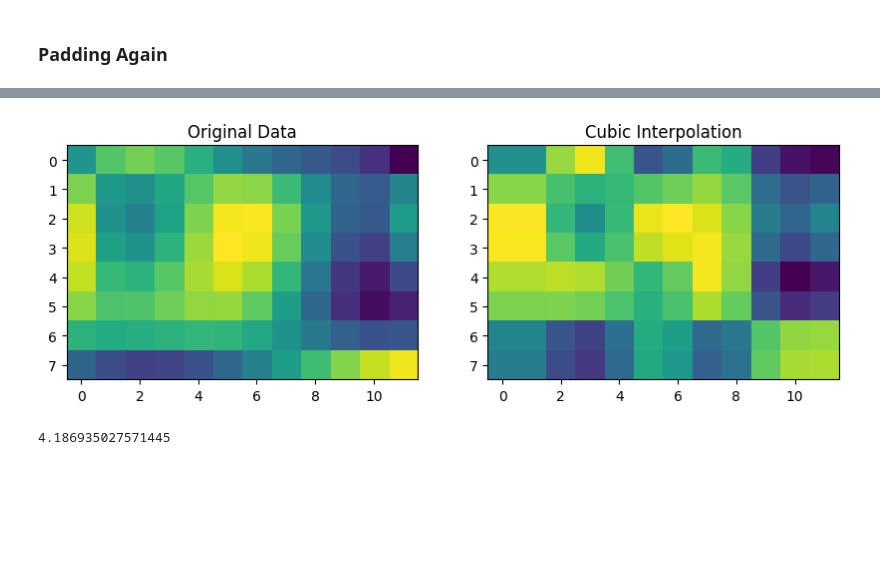
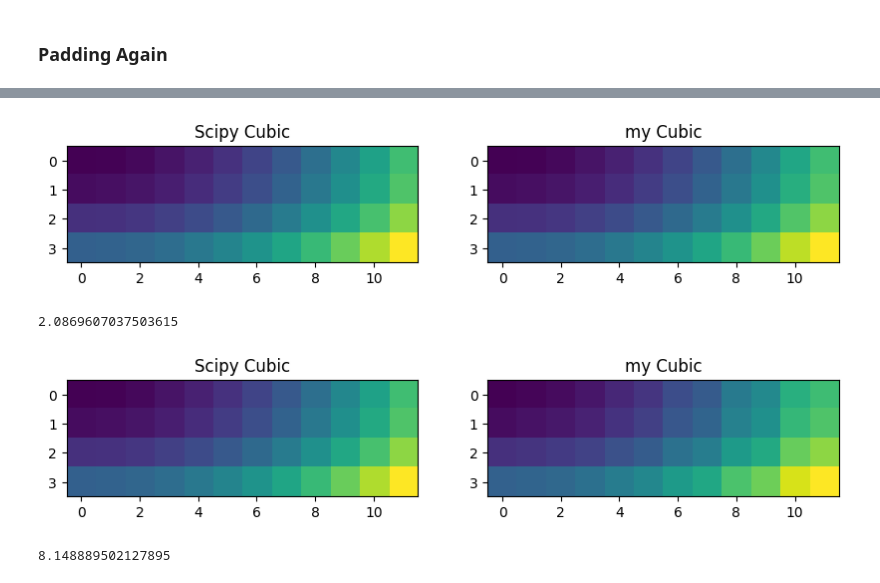
Before and after one commit to jianming1481/py_slambook2, a Jupyter notebook: ch8/test.ipynb, the cells around one changed output, grey strips where cells are left out. Saved outputs shown, nothing was run; the diff lists cells and outputs as text; code cells hidden in the pictures; blank space fills up the shorter version.

```diff
--- a/ch8/test.ipynb
+++ b/ch8/test.ipynb
@@ -271,16 +273,17 @@ import matplotlib.pyplot as plt
 # 创建一些示例数据（例如，一个简单的2D函数）
 x = np.linspace(0, 6, 6)
 y = np.linspace(0, 4, 4)
-x, y = np.meshgrid(x, y)
-z = np.sin(x**2 + y**2)
+xx, yy = np.meshgrid(x, y)
+z = (xx**2 + yy**2)
 
 # 创建插值对象
-interp_func = interpolate.interp2d(x, y, z, kind='cubic')
+interp_func = interpolate.interp2d(xx, yy, z, kind='cubic')
 
 # 在更密集的网格上进行插值
 xnew = np.linspace(0, 6, 12)
-ynew = np.linspace(0, 4, 8)
-znew = interp_func(xnew, ynew)
+# ynew = np.linspace(0, 4, 8)
+# znew = interp_func(xnew, ynew)
+znew = interp_func(xnew, y)
 
 # 绘制原始和插值数据
 fig, axs = plt.subplots(1, 2, figsize=(10, 4))
@@ -319,24 +330,26 @@ import matplotlib.pyplot as plt
 x = np.linspace(0, 6, 6)
 y = np.linspace(0, 4, 4)
 xx, yy = np.meshgrid(x, y)
-z = np.sin(xx**2 + yy**2)
+z = (xx**2 + yy**2)
 # padding
 height, width = z.shape
 padding_x = []
 for i in range(width+2):
     if i == 0:
-        padding_x.append(x[0])
+        padding_x.append(-x[1])
     elif i==(width+1):
-        padding_x.append(x[-1])
+        gap = x[-1]-x[-2]
+        padding_x.append(x[-1]+gap)
     else:
         padding_x.append(x[i-1])
 
 padding_y = []
 for i in range(height+2):
     if i==0:
-        padding_y.append(y[0])
+        padding_y.append(-y[1])
     elif i==(height+1):
-        padding_y.append(y[-1])
+        gap = y[-1] - y[-2]
+        padding_y.append(y[-1]+gap)
     else:
         padding_y.append(y[i-1])
 print(padding_y)
@@ -358,6 +371,8 @@ for i in range(height):
         padding_z[0][-1] = z[0][-1]
         padding_z[-1][0] = z[-1][0]
         padding_z[-1][-1] = z[-1][-1]
+
+        # Middle Part
         padding_z[i+1][j+1] = z[i][j]
 fig, axs = plt.subplots(1, 2, figsize=(10, 4))
 axs[0].imshow(z)
@@ -564,18 +609,18 @@ Value is between index 2 and 3
 # %%
 ## Compare Scipy and Mine
 fig, axs = plt.subplots(1, 2, figsize=(10, 4))
 axs[0].imshow(znew)
-axs[0].set_title('Original Data')
-axs[1].imshow(new_z_y)
-axs[1].set_title('Cubic Interpolation')
+axs[0].set_title('Scipy Cubic')
+axs[1].imshow(new_z_x)
+axs[1].set_title('my Cubic')
 plt.show()
 
 height, width = znew.shape
 error = 0
 for i in range(height):
     for j in range(width):
-        error += (znew[i][j]-new_z_y[i][j])**2
+        error += (znew[i][j]-new_z_x[i][j])**2
 print(np.sqrt(error))
 # %% [output]
-[figure, old version]
+[figure, new version]
-4.186935027571445
+2.0869607037503615
@@ -581,0 +629,18 @@ print(np.sqrt(error))
+# %%
+## Compare Scipy and Mine
+fig, axs = plt.subplots(1, 2, figsize=(10, 4))
+axs[0].imshow(znew)
+axs[0].set_title('Scipy Cubic')
+axs[1].imshow(new_z_x)
+axs[1].set_title('my Cubic')
+plt.show()
+
+height, width = znew.shape
+error = 0
+for i in range(height):
+    for j in range(width):
+        error += (znew[i][j]-new_z_x[i][j])**2
+print(np.sqrt(error))
+# %% [output]
+[figure, added]
+8.148889502127895
```
Also changed, not shown: parts of 16 cells of this notebook.
